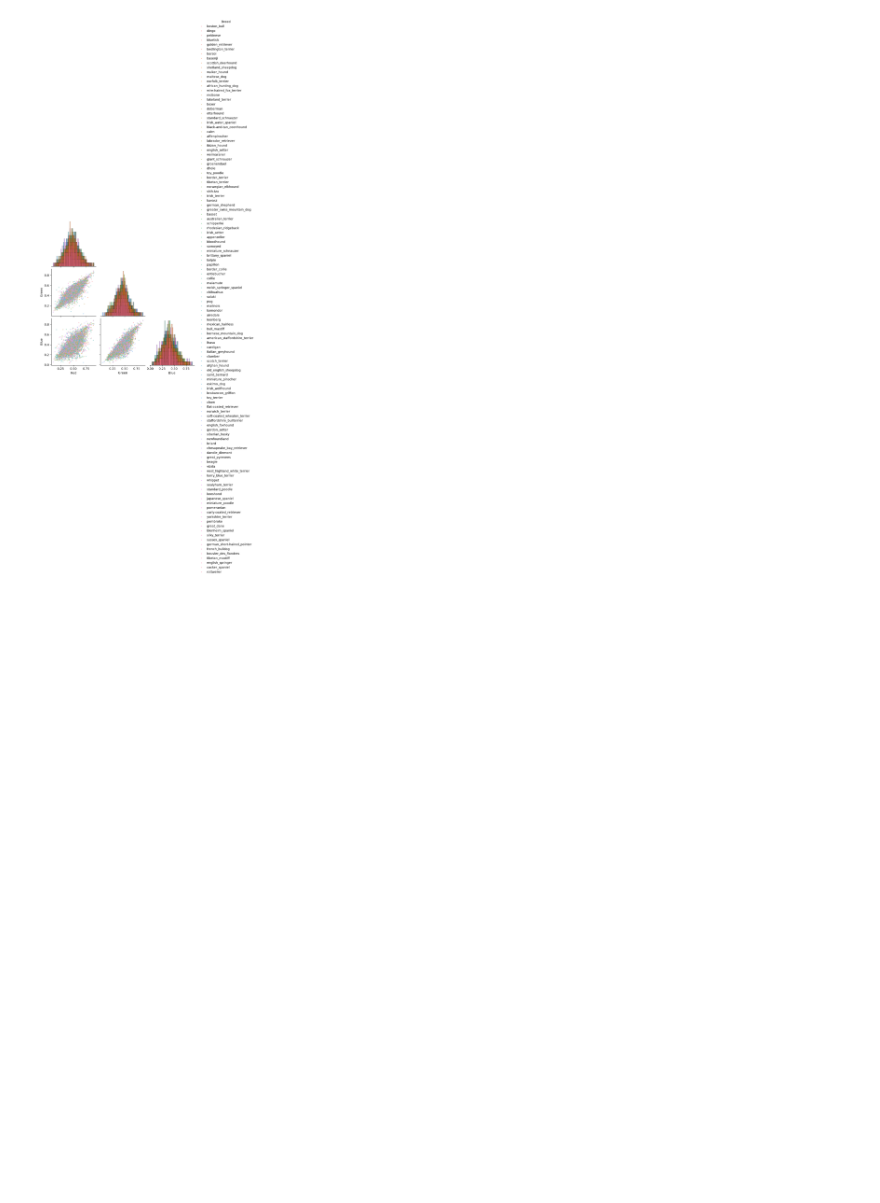
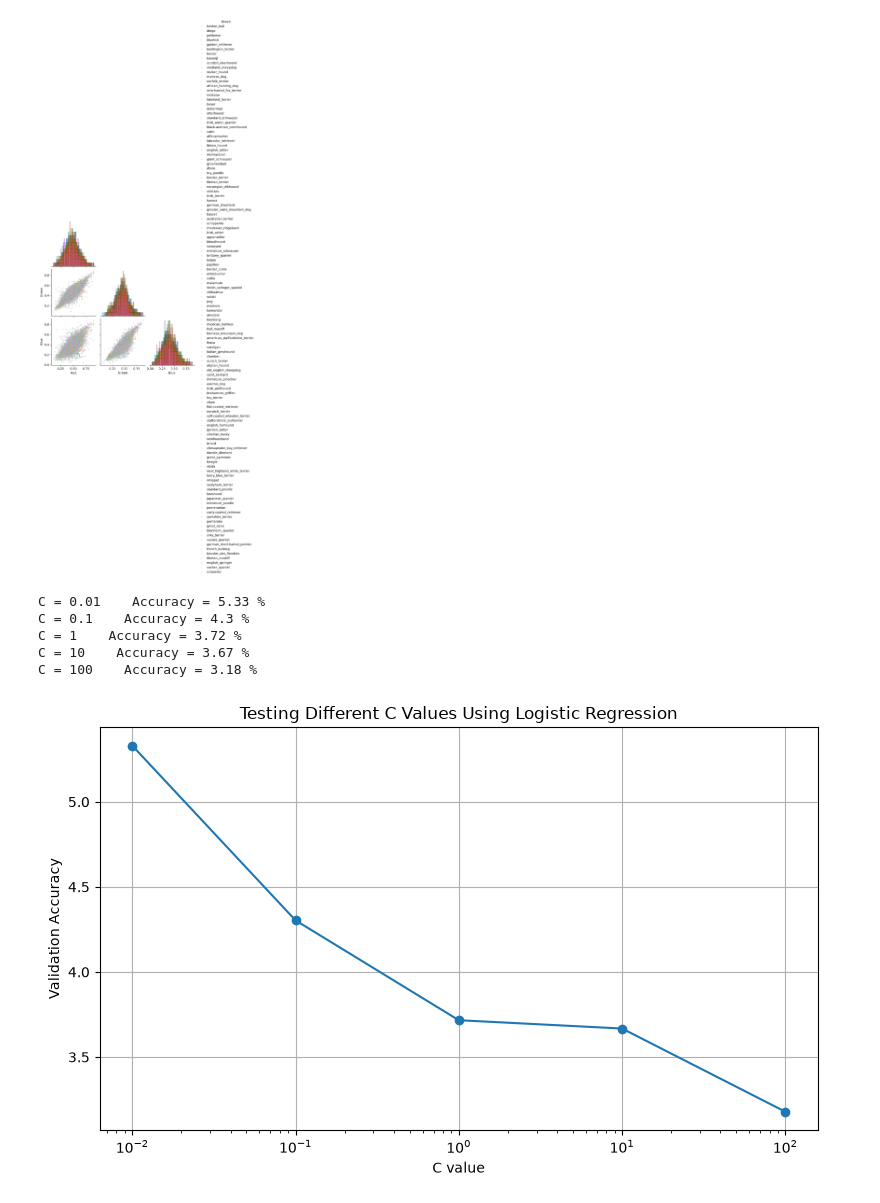
Before and after one commit to Tempstarwolf/235Project, a Jupyter notebook: team9.ipynb, the cells around one changed output. Saved outputs shown, nothing was run; the diff lists cells and outputs as text; code cells hidden in the pictures; blank space fills up the shorter version.

```diff
--- a/team9.ipynb
+++ b/team9.ipynb
@@ -228,3 +198,35 @@ sns.pairplot(color_data, vars=["Red", "Green", "Blue"], hue="Breed", diag_kind="
 plt.show()
 # %% [output]
 [figure]
+# %%
+# this program test different c values
+from sklearn.linear_model import LogisticRegression
+from sklearn.metrics import accuracy_score
+import matplotlib.pyplot as plt
+
+c_values = [0.01, 0.1, 1, 10, 100]
+accuracies = []
+for c in c_values:
+    model_test = LogisticRegression(C=c, max_iter=500, solver="lbfgs")
+    model_test.fit(X_train, y_train)
+    predictions = model_test.predict(X_val)
+    score = accuracy_score(y_val, predictions)
+    accuracies.append(score)
+    print("C =", c, "   Accuracy =", round(score * 100, 2), "%")
+
+plt.figure(figsize=(8, 5))
+plt.plot(c_values, [score * 100 for score in accuracies], marker="o")
+plt.xscale("log")
+plt.xlabel("C value")
+plt.ylabel("Validation Accuracy")
+plt.title("Testing Different C Values Using Logistic Regression")
+plt.grid(True)
+plt.tight_layout()
+plt.show()
+# %% [output]
+C = 0.01    Accuracy = 5.33 %
+C = 0.1    Accuracy = 4.3 %
+C = 1    Accuracy = 3.72 %
+C = 10    Accuracy = 3.67 %
+C = 100    Accuracy = 3.18 %
+[figure, added]
```
Also changed, not shown: parts of 9 cells of this notebook.
